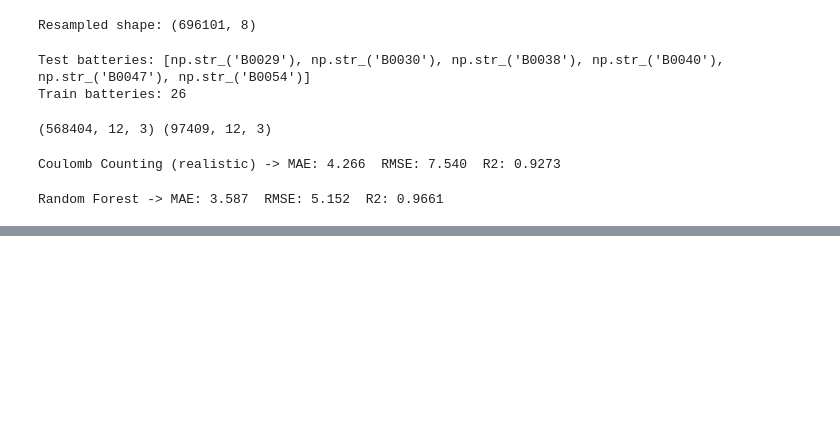
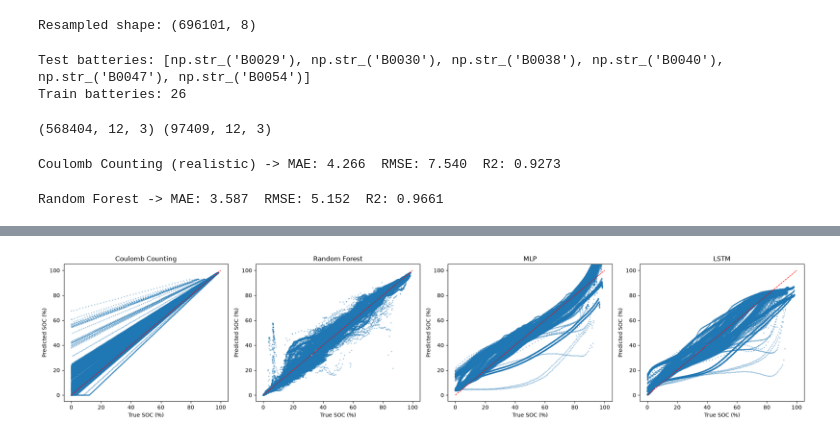
Before and after one commit to HarikeshopGCEK/BTECH_FINAL_YEAR_PROJECT, a Jupyter notebook: NASA Dataset/Model/SoC_study/01_SOC_estimation.ipynb, the cells around one changed output, grey strips where cells are left out. Drawn from its saved outputs; the diff is of its cells as text; code cells hidden in the pictures; blank space fills up the shorter version.

```diff
--- a/NASA Dataset/Model/SoC_study/01_SOC_estimation.ipynb
+++ b/NASA Dataset/Model/SoC_study/01_SOC_estimation.ipynb
@@ -663,0 +644,24 @@ results
+# %%
+fig, axes = plt.subplots(1, 4, figsize=(20, 4.5))
+
+model_data = [
+    ('Coulomb Counting', cc_true, cc_preds),
+    ('Random Forest', y_test, rf_pred),
+    ('MLP', y_test, mlp_pred),
+    ('LSTM', y_test, lstm_pred),
+]
+
+for ax, (name, true_vals, pred_vals) in zip(axes, model_data):
+    ax.scatter(true_vals, pred_vals, s=2, alpha=0.3)
+    ax.plot([0, 100], [0, 100], 'r--', linewidth=1)
+    ax.set_xlabel('True SOC (%)')
+    ax.set_ylabel('Predicted SOC (%)')
+    ax.set_title(name)
+    ax.set_xlim(-5, 105)
+    ax.set_ylim(-5, 105)
+
+plt.tight_layout()
+plt.savefig('soc_model_comparison_v2.png', dpi=120)
+plt.show()
+# %% [output]
+[figure, added]
```
Also changed, not shown: parts of 14 cells of this notebook, 3 other files.
